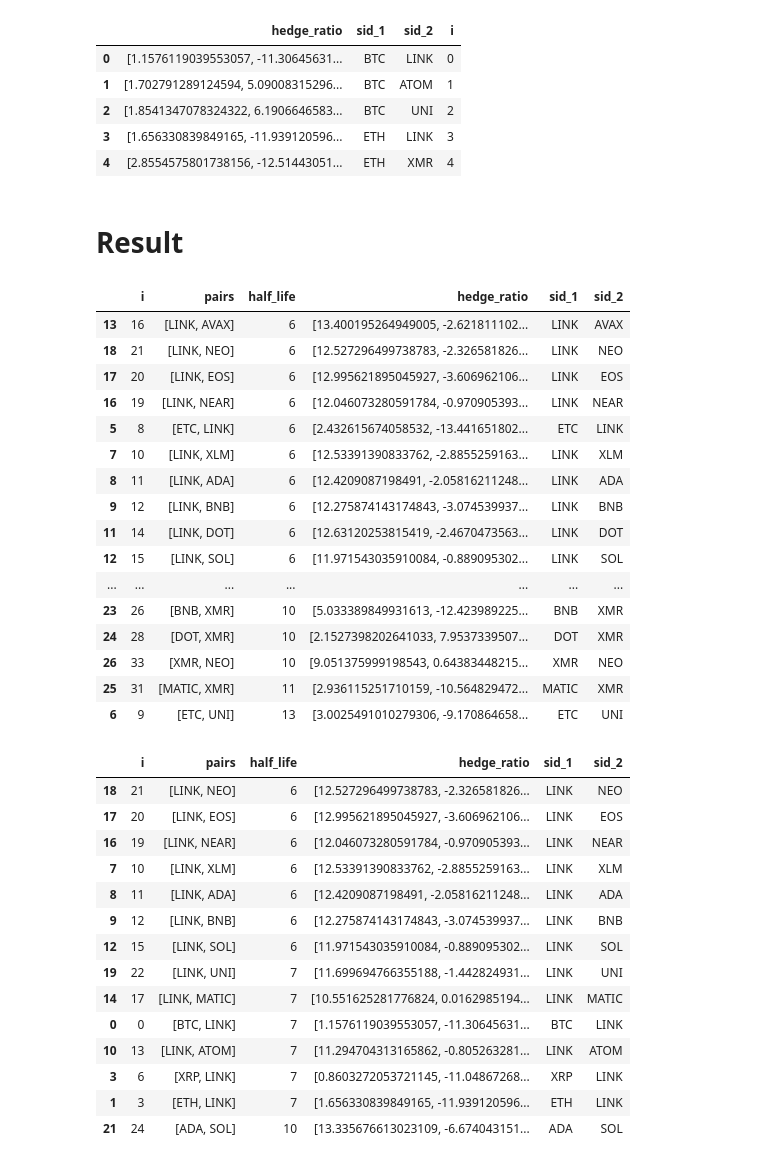
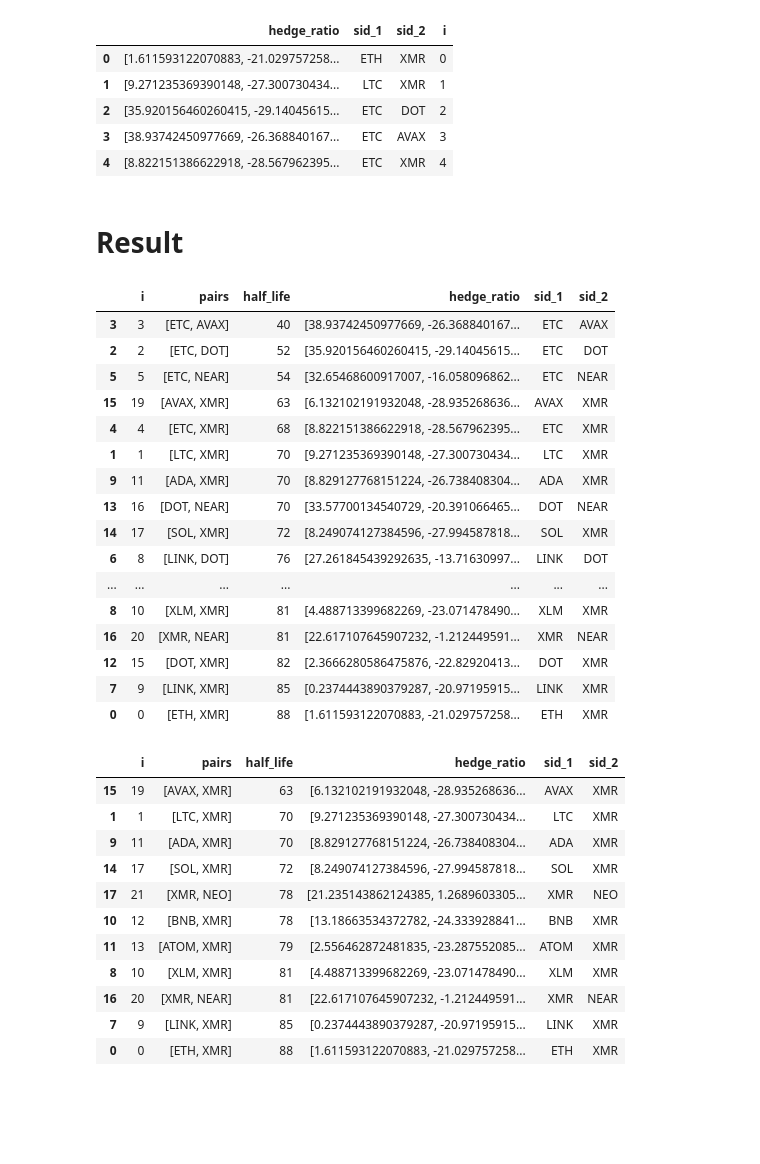
Before and after one commit to beannguyen/crypto-pair-trading, a Jupyter notebook: src/research/Live Test Crypto Pair Trading with Johansen Test.ipynb, the cells around one changed output. Drawn from its saved outputs; the diff is of its cells as text; code cells hidden in the pictures; blank space fills up the shorter version.

```diff
--- a/src/research/Live Test Crypto Pair Trading with Johansen Test.ipynb
+++ b/src/research/Live Test Crypto Pair Trading with Johansen Test.ipynb
@@ -22,12 +22,12 @@ plt.ioff()
 # %%
 API_BASE = 'https://fapi.binance.com/fapi/v1/'
-DATA_PATH = '/mnt/c/Users/vmodg/source/repos/BeanRepos/crypto-pair-trading/data/'
-# DATA_PATH = '/mnt/d/Working/PersonalProjects/Trading/trading-agent/crypto-pair-trading/data/crypto/'
-TIMEFRAME = '1d'
-lookback = 365
+# DATA_PATH = '/mnt/c/Users/vmodg/source/repos/BeanRepos/crypto-pair-trading/data/'
+DATA_PATH = '/mnt/d/Working/PersonalProjects/Trading/trading-agent/crypto-pair-trading/data/crypto/'
+# TIMEFRAME = '1d'
+# lookback = 1000
 
-# TIMEFRAME = '1h'
-# lookback = 30*4
+TIMEFRAME = '1h'
+lookback = 30*4
 
 # TIMEFRAME = '15m'
 # lookback = 30*4
@@ -330,11 +330,11 @@ coint_df['i'] = coint_df.index
 coint_df.head()
 # %% [output]
 |  | hedge_ratio | sid_1 | sid_2 | i |
-| 0 | [1.1576119039553057, -11.30645631... | BTC | LINK | 0 |
-| 1 | [1.702791289124594, 5.09008315296... | BTC | ATOM | 1 |
-| 2 | [1.8541347078324322, 6.1906646583... | BTC | UNI | 2 |
-| 3 | [1.656330839849165, -11.939120596... | ETH | LINK | 3 |
-| 4 | [2.8554575801738156, -12.51443051... | ETH | XMR | 4 |
+| 0 | [1.611593122070883, -21.029757258... | ETH | XMR | 0 |
+| 1 | [9.271235369390148, -27.300730434... | LTC | XMR | 1 |
+| 2 | [35.920156460260415, -29.14045615... | ETC | DOT | 2 |
+| 3 | [38.93742450977669, -26.368840167... | ETC | AVAX | 3 |
+| 4 | [8.822151386622918, -28.567962395... | ETC | XMR | 4 |
 # %%
 coint_df.to_csv(f'coint_df_{TIMEFRAME}.csv')
 # %% [markdown]
@@ -354,46 +354,43 @@ if len(stationary_df) > 0:
 stationary_df
 # %% [output]
 |  | i | pairs | half_life | hedge_ratio | sid_1 | sid_2 |
-| 13 | 16 | [LINK, AVAX] | 6 | [13.400195264949005, -2.621811102... | LINK | AVAX |
-| 18 | 21 | [LINK, NEO] | 6 | [12.527296499738783, -2.326581826... | LINK | NEO |
-| 17 | 20 | [LINK, EOS] | 6 | [12.995621895045927, -3.606962106... | LINK | EOS |
-| 16 | 19 | [LINK, NEAR] | 6 | [12.046073280591784, -0.970905393... | LINK | NEAR |
-| 5 | 8 | [ETC, LINK] | 6 | [2.432615674058532, -13.441651802... | ETC | LINK |
-| 7 | 10 | [LINK, XLM] | 6 | [12.53391390833762, -2.8855259163... | LINK | XLM |
-| 8 | 11 | [LINK, ADA] | 6 | [12.4209087198491, -2.05816211248... | LINK | ADA |
-| 9 | 12 | [LINK, BNB] | 6 | [12.275874143174843, -3.074539937... | LINK | BNB |
-| 11 | 14 | [LINK, DOT] | 6 | [12.63120253815419, -2.4670473563... | LINK | DOT |
-| 12 | 15 | [LINK, SOL] | 6 | [11.971543035910084, -0.889095302... | LINK | SOL |
+| 3 | 3 | [ETC, AVAX] | 40 | [38.93742450977669, -26.368840167... | ETC | AVAX |
+| 2 | 2 | [ETC, DOT] | 52 | [35.920156460260415, -29.14045615... | ETC | DOT |
+| 5 | 5 | [ETC, NEAR] | 54 | [32.65468600917007, -16.058096862... | ETC | NEAR |
+| 15 | 19 | [AVAX, XMR] | 63 | [6.132102191932048, -28.935268636... | AVAX | XMR |
+| 4 | 4 | [ETC, XMR] | 68 | [8.822151386622918, -28.567962395... | ETC | XMR |
+| 1 | 1 | [LTC, XMR] | 70 | [9.271235369390148, -27.300730434... | LTC | XMR |
+| 9 | 11 | [ADA, XMR] | 70 | [8.829127768151224, -26.738408304... | ADA | XMR |
+| 13 | 16 | [DOT, NEAR] | 70 | [33.57700134540729, -20.391066465... | DOT | NEAR |
+| 14 | 17 | [SOL, XMR] | 72 | [8.249074127384596, -27.994587818... | SOL | XMR |
+| 6 | 8 | [LINK, DOT] | 76 | [27.261845439292635, -13.71630997... | LINK | DOT |
 | ... | ... | ... | ... | ... | ... | ... |
-| 23 | 26 | [BNB, XMR] | 10 | [5.033389849931613, -12.423989225... | BNB | XMR |
-| 24 | 28 | [DOT, XMR] | 10 | [2.1527398202641033, 7.9537339507... | DOT | XMR |
-| 26 | 33 | [XMR, NEO] | 10 | [9.051375999198543, 0.64383448215... | XMR | NEO |
-| 25 | 31 | [MATIC, XMR] | 11 | [2.936115251710159, -10.564829472... | MATIC | XMR |
-| 6 | 9 | [ETC, UNI] | 13 | [3.0025491010279306, -9.170864658... | ETC | UNI |
+| 8 | 10 | [XLM, XMR] | 81 | [4.488713399682269, -23.071478490... | XLM | XMR |
+| 16 | 20 | [XMR, NEAR] | 81 | [22.617107645907232, -1.212449591... | XMR | NEAR |
+| 12 | 15 | [DOT, XMR] | 82 | [2.3666280586475876, -22.82920413... | DOT | XMR |
+| 7 | 9 | [LINK, XMR] | 85 | [0.2374443890379287, -20.97195915... | LINK | XMR |
+| 0 | 0 | [ETH, XMR] | 88 | [1.611593122070883, -21.029757258... | ETH | XMR |
 # %%
 stationary_df.to_csv(f'stationary_df_{TIMEFRAME}.csv', index=False)
 # stationary_df
 # %%
-ignored_symbols = ['AVAX', 'XMR', 'ETC', 'DOT']
+ignored_symbols = ['ETC', 'DOT']
 # ignored_symbols= []
 mask = ~(stationary_df['sid_1'].isin(ignored_symbols) | stationary_df['sid_2'].isin(ignored_symbols))
 filtered_df = stationary_df[mask]
 # filtered_df['hdiff'] = filtered_df['hedge_ratio'].apply(lambda x: np.sum(x))
 # filtered_df.query('abs(hdiff) <= 10')
 filtered_df
 # %% [output]
 |  | i | pairs | half_life | hedge_ratio | sid_1 | sid_2 |
-| 18 | 21 | [LINK, NEO] | 6 | [12.527296499738783, -2.326581826... | LINK | NEO |
-| 17 | 20 | [LINK, EOS] | 6 | [12.995621895045927, -3.606962106... | LINK | EOS |
-| 16 | 19 | [LINK, NEAR] | 6 | [12.046073280591784, -0.970905393... | LINK | NEAR |
-| 7 | 10 | [LINK, XLM] | 6 | [12.53391390833762, -2.8855259163... | LINK | XLM |
-| 8 | 11 | [LINK, ADA] | 6 | [12.4209087198491, -2.05816211248... | LINK | ADA |
-| 9 | 12 | [LINK, BNB] | 6 | [12.275874143174843, -3.074539937... | LINK | BNB |
-| 12 | 15 | [LINK, SOL] | 6 | [11.971543035910084, -0.889095302... | LINK | SOL |
-| 19 | 22 | [LINK, UNI] | 7 | [11.699694766355188, -1.442824931... | LINK | UNI |
-| 14 | 17 | [LINK, MATIC] | 7 | [10.551625281776824, 0.0162985194... | LINK | MATIC |
-| 0 | 0 | [BTC, LINK] | 7 | [1.1576119039553057, -11.30645631... | BTC | LINK |
-| 10 | 13 | [LINK, ATOM] | 7 | [11.294704313165862, -0.805263281... | LINK | ATOM |
-| 3 | 6 | [XRP, LINK] | 7 | [0.8603272053721145, -11.04867268... | XRP | LINK |
-| 1 | 3 | [ETH, LINK] | 7 | [1.656330839849165, -11.939120596... | ETH | LINK |
-| 21 | 24 | [ADA, SOL] | 10 | [13.335676613023109, -6.674043151... | ADA | SOL |
+| 15 | 19 | [AVAX, XMR] | 63 | [6.132102191932048, -28.935268636... | AVAX | XMR |
+| 1 | 1 | [LTC, XMR] | 70 | [9.271235369390148, -27.300730434... | LTC | XMR |
+| 9 | 11 | [ADA, XMR] | 70 | [8.829127768151224, -26.738408304... | ADA | XMR |
+| 14 | 17 | [SOL, XMR] | 72 | [8.249074127384596, -27.994587818... | SOL | XMR |
+| 17 | 21 | [XMR, NEO] | 78 | [21.235143862124385, 1.2689603305... | XMR | NEO |
+| 10 | 12 | [BNB, XMR] | 78 | [13.18663534372782, -24.333928841... | BNB | XMR |
+| 11 | 13 | [ATOM, XMR] | 79 | [2.556462872481835, -23.287552085... | ATOM | XMR |
+| 8 | 10 | [XLM, XMR] | 81 | [4.488713399682269, -23.071478490... | XLM | XMR |
+| 16 | 20 | [XMR, NEAR] | 81 | [22.617107645907232, -1.212449591... | XMR | NEAR |
+| 7 | 9 | [LINK, XMR] | 85 | [0.2374443890379287, -20.97195915... | LINK | XMR |
+| 0 | 0 | [ETH, XMR] | 88 | [1.611593122070883, -21.029757258... | ETH | XMR |
```
Also changed, not shown: parts of 2 cells of this notebook, 11 other files.
